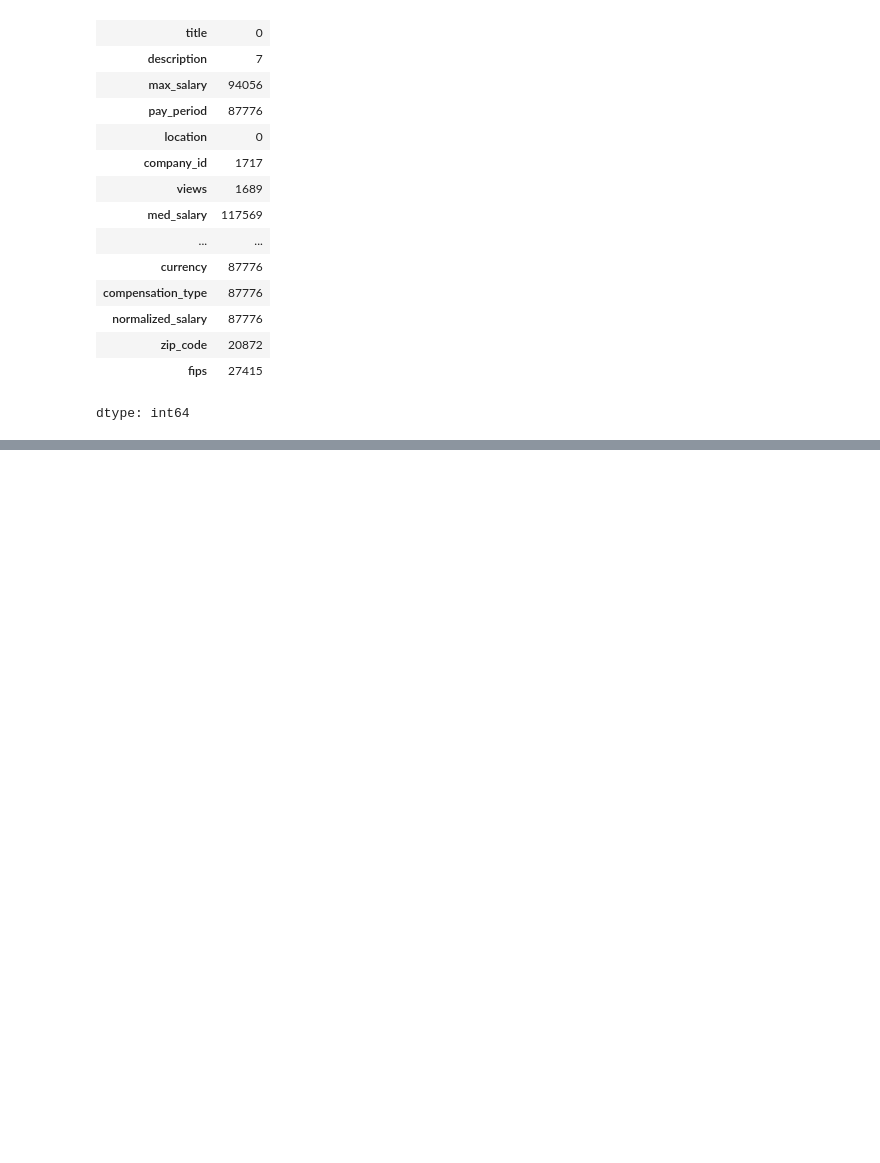
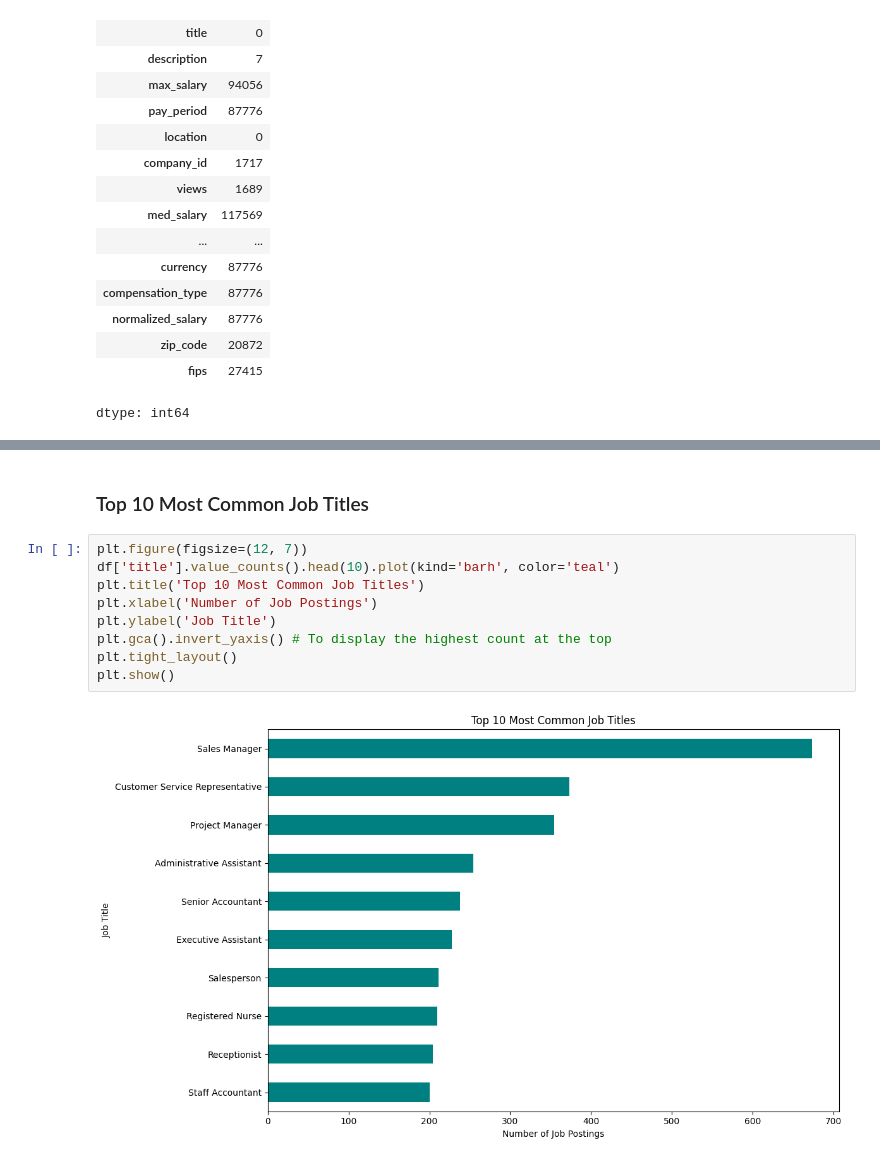
Before and after one commit to ShivaniSinghRajawat/Linkedin-Job-Posting-Analysis, a Jupyter notebook: Linkedin_Job_Posting_Analysis.ipynb, the cells around one changed output, grey strips where cells are left out. Drawn from its saved outputs; the diff is of its cells as text; blank space fills up the shorter version.

```diff
--- a/Linkedin_Job_Posting_Analysis.ipynb
+++ b/Linkedin_Job_Posting_Analysis.ipynb
@@ -177,0 +394,13 @@ dtype: int64
+# %% [markdown]
+### Top 10 Most Common Job Titles
+# %%
+plt.figure(figsize=(12, 7))
+df['title'].value_counts().head(10).plot(kind='barh', color='teal')
+plt.title('Top 10 Most Common Job Titles')
+plt.xlabel('Number of Job Postings')
+plt.ylabel('Job Title')
+plt.gca().invert_yaxis() # To display the highest count at the top
+plt.tight_layout()
+plt.show()
+# %% [output]
+[figure, added]
```
Also changed, not shown: parts of 51 cells of this notebook.
